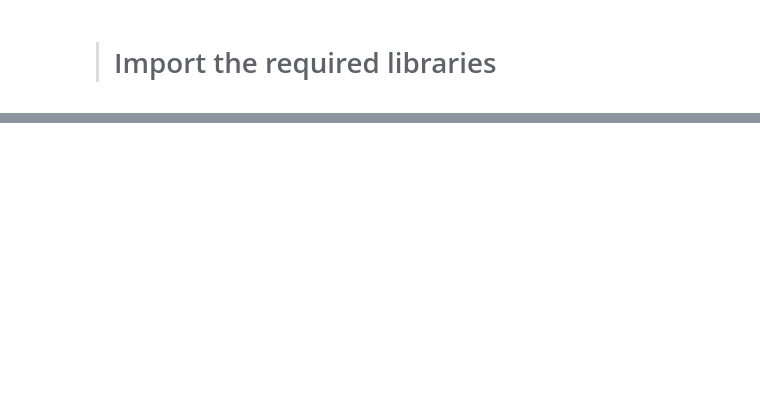
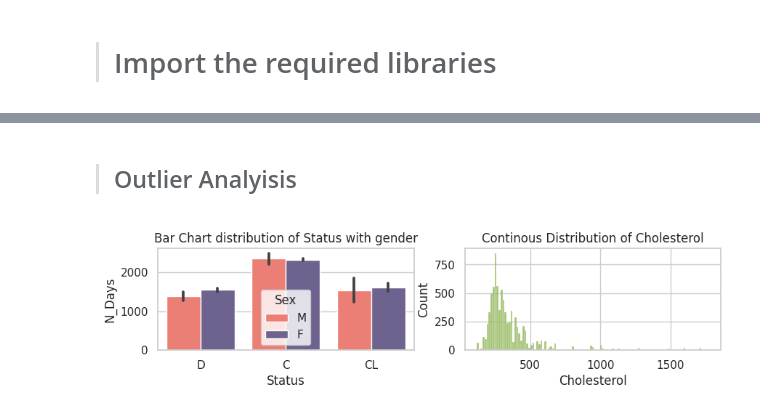
Before and after one commit to aayushs7ha/Kaggle, a Jupyter notebook: cirrhosis-patient-survival-prediction.ipynb, the cells around one changed output, grey strips where cells are left out. Drawn from its saved outputs; the diff is of its cells as text; code cells hidden in the pictures; blank space fills up the shorter version.

Commit message:
Kaggle Notebook | Cirrhosis Patient Survival Prediction | Version 5

```diff
--- a/cirrhosis-patient-survival-prediction.ipynb
+++ b/cirrhosis-patient-survival-prediction.ipynb
@@ -163,0 +106,4 @@ duplicate_rows_count:
+# %%
+df_train = pd.read_csv("/kaggle/input/playground-series-s3e26/train.csv")
+df_test = pd.read_csv("/kaggle/input/playground-series-s3e26/test.csv")
+ss = pd.read_csv("/kaggle/input/playground-series-s3e26/sample_submission.csv")
@@ -163,0 +406,19 @@ duplicate_rows_count:
+# %% [markdown]
+> ## Outlier Analyisis
+# %%
+custom_palette = ["#FF6F61", "#6B5B95", "#88B04B", "#F7CAC9", "#92A8D1", "#955251"]
+
+plt.figure(figsize=(10, 10))
+
+plt.subplot(4, 2, 1)
+sns.barplot(data=df_train, x='Status', y='N_Days', hue='Sex', palette=custom_palette)
+plt.title('Bar Chart distribution of Status with gender')
+
+plt.subplot(4, 2, 2)
+sns.histplot(df_train['Cholesterol'], color=custom_palette[2])  # Using a color from the palette
+plt.title('Continous Distribution of Cholesterol')
+
+plt.subplots_adjust(hspace=0.5)
+plt.show()
+# %% [output]
+[figure, added]
```
Also changed, not shown: parts of 62 cells of this notebook.
